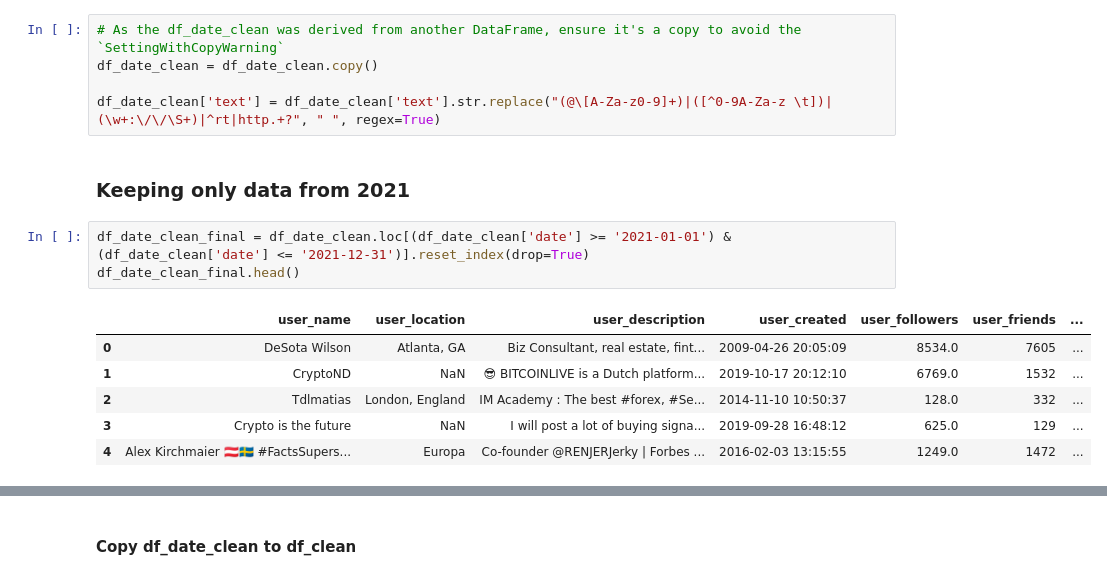
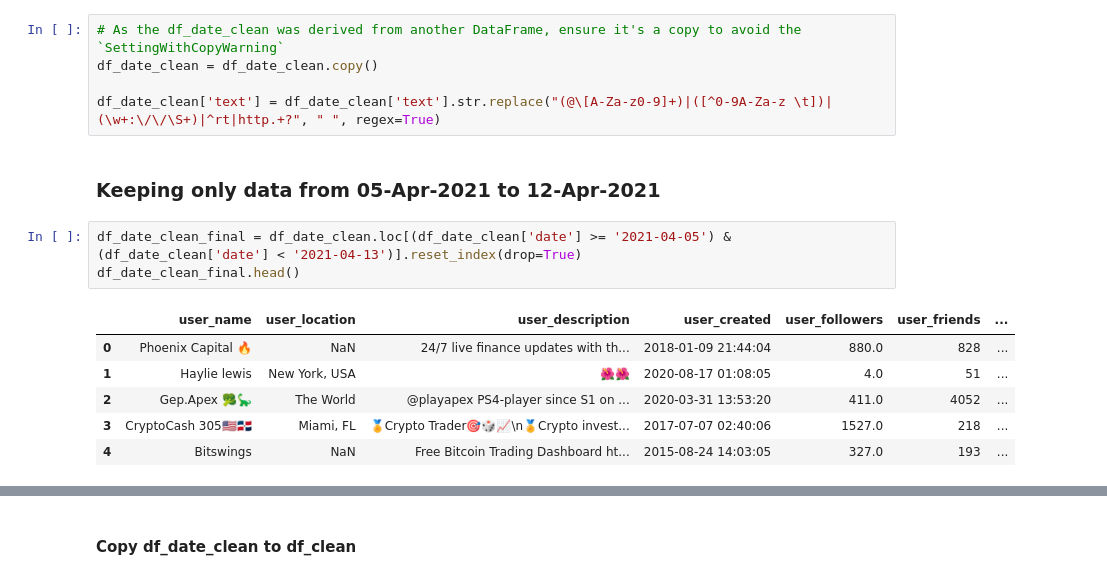
Before and after one commit to TomazJunior/tus-ia-team-project, a Jupyter notebook: sentiment-analysis-twitter-data/sentiment-analysis-twitter.ipynb, the cells around one changed output, grey strips where cells are left out. Saved outputs shown, nothing was run; the diff lists cells and outputs as text.

```diff
--- a/sentiment-analysis-twitter-data/sentiment-analysis-twitter.ipynb
+++ b/sentiment-analysis-twitter-data/sentiment-analysis-twitter.ipynb
@@ -128,17 +128,17 @@ df_date_clean = df_date_clean.copy()
 
 df_date_clean['text'] = df_date_clean['text'].str.replace("(@\[A-Za-z0-9]+)|([^0-9A-Za-z \t])|(\w+:\/\/\S+)|^rt|http.+?", " ", regex=True)
 # %% [markdown]
-### Keeping only data from 2021
+### Keeping only data from 05-Apr-2021 to 12-Apr-2021
 # %%
-df_date_clean_final = df_date_clean.loc[(df_date_clean['date'] >= '2021-01-01') & (df_date_clean['date'] <= '2021-12-31')].reset_index(drop=True)
+df_date_clean_final = df_date_clean.loc[(df_date_clean['date'] >= '2021-04-05') & (df_date_clean['date'] < '2021-04-13')].reset_index(drop=True)
 df_date_clean_final.head()
 # %% [output]
 |  | user_name | user_location | user_description | user_created | user_followers | user_friends | ... |
-| 0 | DeSota Wilson | Atlanta, GA | Biz Consultant, real estate, fint... | 2009-04-26 20:05:09 | 8534.0 | 7605 | ... |
-| 1 | CryptoND | NaN | 😎 BITCOINLIVE is a Dutch platform... | 2019-10-17 20:12:10 | 6769.0 | 1532 | ... |
-| 2 | Tdlmatias | London, England | IM Academy : The best #forex, #Se... | 2014-11-10 10:50:37 | 128.0 | 332 | ... |
-| 3 | Crypto is the future | NaN | I will post a lot of buying signa... | 2019-09-28 16:48:12 | 625.0 | 129 | ... |
-| 4 | Alex Kirchmaier 🇦🇹🇸🇪 #FactsSupers... | Europa | Co-founder @RENJERJerky | Forbes ... | 2016-02-03 13:15:55 | 1249.0 | 1472 | ... |
+| 0 | Phoenix Capital 🔥 | NaN | 24/7 live finance updates with th... | 2018-01-09 21:44:04 | 880.0 | 828 | ... |
+| 1 | Haylie lewis | New York, USA | 🌺🌺 | 2020-08-17 01:08:05 | 4.0 | 51 | ... |
+| 2 | Gep.Apex 🥦🦕 | The World | @playapex PS4-player since S1 on ... | 2020-03-31 13:53:20 | 411.0 | 4052 | ... |
+| 3 | CryptoCash 305🇺🇸🇩🇴 | Miami, FL | 🏅Crypto Trader🎯🎲📈\n🏅Crypto invest... | 2017-07-07 02:40:06 | 1527.0 | 218 | ... |
+| 4 | Bitswings | NaN | Free Bitcoin Trading Dashboard ht... | 2015-08-24 14:03:05 | 327.0 | 193 | ... |
 # %%
 # Get the minimum date (After cleaning)
 min_date = df_date_clean_final['date'].min()
```
Also changed, not shown: parts of 19 cells of this notebook, 2 other files.
